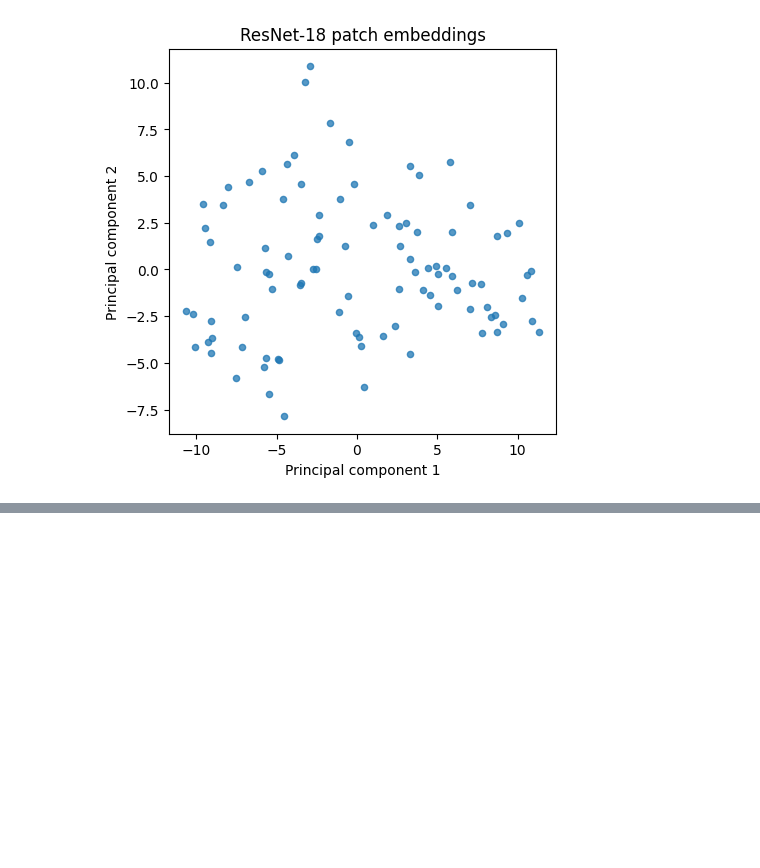
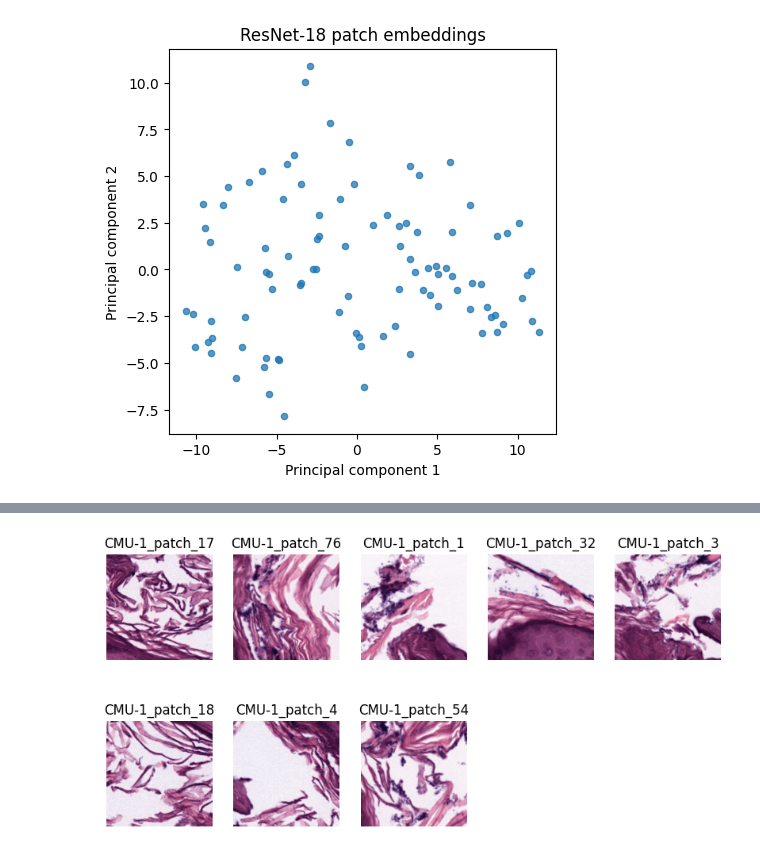
Before and after one commit to PierreCr/Computational-Pathology, a Jupyter notebook: Mini_project_in_Computational_Pathology_Part_2.ipynb, the cells around one changed output, grey strips where cells are left out. Drawn from its saved outputs; the diff is of its cells as text; code cells hidden in the pictures; blank space fills up the shorter version.

```diff
--- a/Mini_project_in_Computational_Pathology_Part_2.ipynb
+++ b/Mini_project_in_Computational_Pathology_Part_2.ipynb
@@ -226,0 +259,15 @@ Variance explained by two components: 0.308
+# %%
+#22.2. Show corresponding patches.
+patches = [17, 76, 1, 32, 3, 18, 4, 54]
+
+plt.figure(figsize=(10,5))
+plt.axis("off")
+for img in patches:
+  plt.subplot(2, int(len(patches)/2+1), patches.index(img)+1)
+  plt.imshow(plt.imread(f"/content/drive/MyDrive/WSI_CMU-1/normedMacenko_patches512x512/CMU-1_patch_{img}_normed.png"))
+  plt.title(f"CMU-1_patch_{img}")
+  plt.axis("off")
+
+plt.show()
+# %% [output]
+[figure, added]
```
Also changed, not shown: parts of 4 cells of this notebook.
